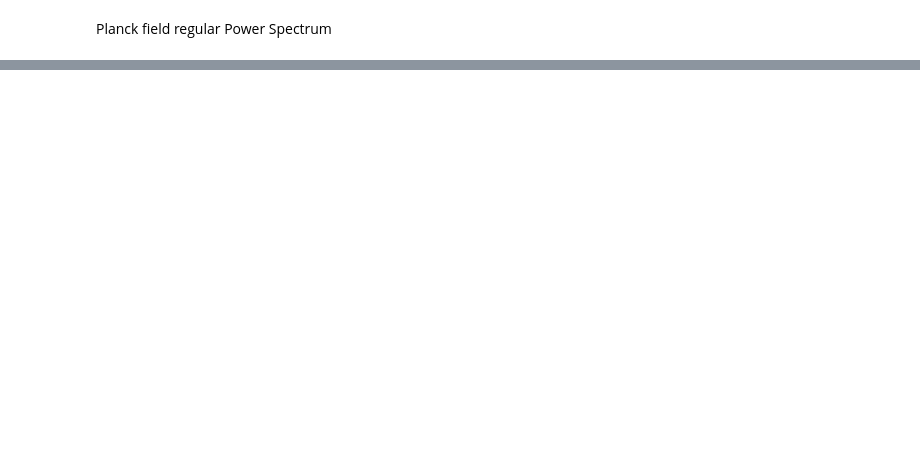
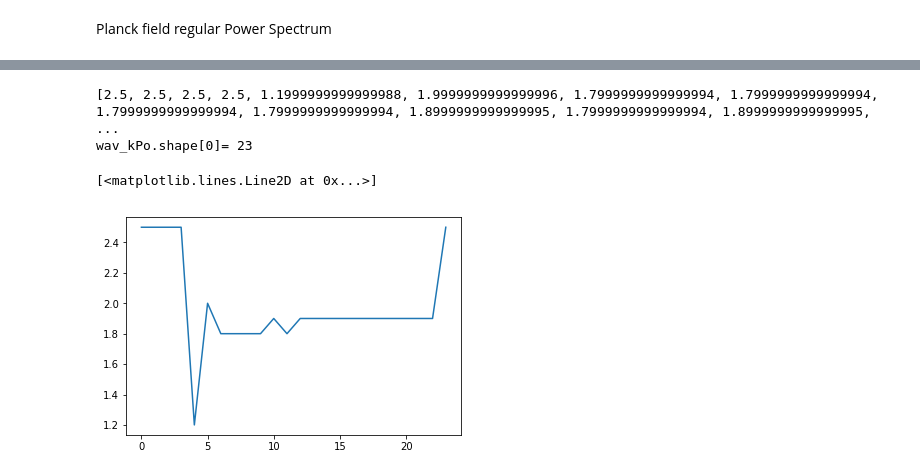
Before and after one commit to hoangducthuong/notebooks, a Jupyter notebook: Polaris_Planck.ipynb, the cells around one changed output, grey strips where cells are left out. Saved outputs shown, nothing was run; the diff lists cells and outputs as text; code cells hidden in the pictures; blank space fills up the shorter version.

```diff
--- a/Polaris_Planck.ipynb
+++ b/Polaris_Planck.ipynb
@@ -133,0 +184,11 @@ plt.legend()
+# %%
+print q
+print 'wav_kPo.shape[0]=',wav_kPo.shape[0]
+
+x = range(24)
+plot(x,np.array(q).reshape(24))
+# %% [output]
+[2.5, 2.5, 2.5, 2.5, 1.1999999999999988, 1.9999999999999996, 1.7999999999999994, 1.7999999999999994, 1.7999999999999994, 1.7999999999999994, 1.8999999999999995, 1.7999999999999994, 1.8999999999999995, ...
+wav_kPo.shape[0]= 23
+[<matplotlib.lines.Line2D at 0x...>]
+[figure, added]
```
Also changed, not shown: parts of 8 cells of this notebook.
